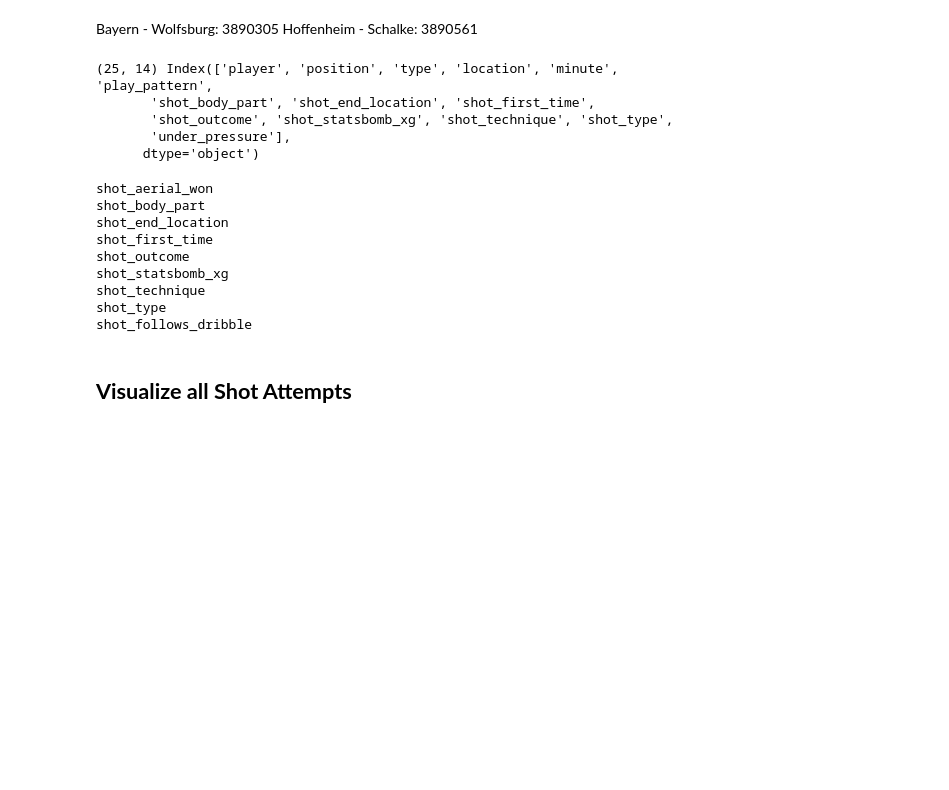
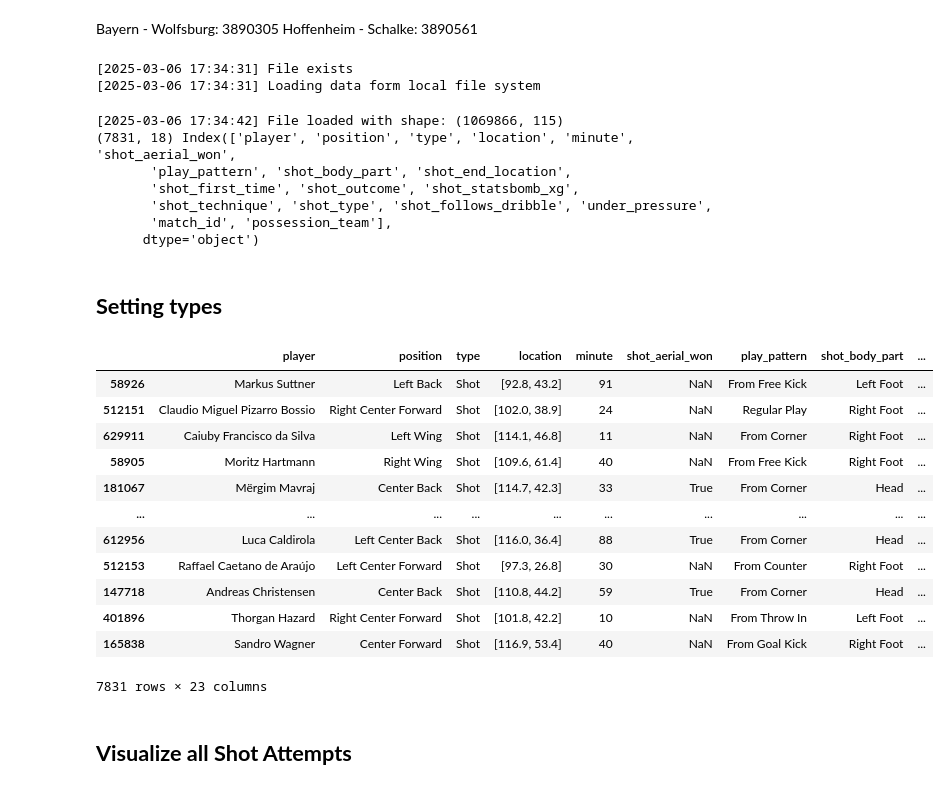
Before and after one commit to allorenz/football-player-similarity, a Jupyter notebook: src/shooting.ipynb, the cells around one changed output. Saved outputs shown, nothing was run; the diff lists cells and outputs as text; code cells hidden in the pictures; blank space fills up the shorter version.

```diff
--- a/src/shooting.ipynb
+++ b/src/shooting.ipynb
@@ -11,12 +41,12 @@ from ast import literal_eval
 from dataloader import load_data
 import matplotlib.pyplot as plt
 from mplsoccer import Pitch, VerticalPitch
-
+from collections import defaultdict
 
 
 all_columns = ["player", "position", "type", "location", "minute", "shot_aerial_won", "play_pattern", "shot_body_part", "shot_end_location" ,
            "shot_first_time","shot_outcome","shot_statsbomb_xg", "shot_technique", "shot_type", "shot_follows_dribble",
-           "under_pressure"]
+           "under_pressure","match_id", "possession_team"]
 some_columns=["player", "position", "type", "location", "minute", "play_pattern", "shot_body_part", "shot_end_location" ,
            "shot_first_time","shot_outcome","shot_statsbomb_xg", "shot_technique", "shot_type",
            "under_pressure"] # "shot_aerial_won"
@@ -31,32 +61,56 @@ def load_event_data(match=False):
         print(df.shape, df.columns)
         return df
     else:
-        df = load_data(frac=0.1)
+        df = load_data(frac=1)
         df = df.loc[df["type"] == "Shot", all_columns]
         print(df.shape, df.columns)
         return df
 
-df = load_event_data(match=True)
+df = load_event_data(match=False)
 # %% [output]
-(25, 14) Index(['player', 'position', 'type', 'location', 'minute', 'play_pattern',
-       'shot_body_part', 'shot_end_location', 'shot_first_time',
-       'shot_outcome', 'shot_statsbomb_xg', 'shot_technique', 'shot_type',
-       'under_pressure'],
-      dtype='object')
+[2025-03-06 17:34:31] File exists
+[2025-03-06 17:34:31] Loading data form local file system
+[2025-03-06 17:34:42] File loaded with shape: (1069866, 115)
+(7831, 18) Index(['player', 'position', 'type', 'location', 'minute', 'shot_aerial_won',
+       'play_pattern', 'shot_body_part', 'shot_end_location',
+       'shot_first_time', 'shot_outcome', 'shot_statsbomb_xg',
+       'shot_technique', 'shot_type', 'shot_follows_dribble', 'under_pressure',
+       'match_id', 'possession_team'],
+      dtype='object')
-# %%
-for col in df.columns:
-    if "shot" in col:
-        print(col)
-# %% [output]
-shot_aerial_won
-shot_body_part
-shot_end_location
-shot_first_time
-shot_outcome
-shot_statsbomb_xg
-shot_technique
-shot_type
-shot_follows_dribble
+# %% [markdown]
+## __Setting types__
+# %%
+def convert_to_list(input_data):
+    if(isinstance(input_data, str)):
+        try:
+            return literal_eval(input_data)
+        except (ValueError, SyntaxError):
+            print(f"Error: The string {input_data} could not be converted to a list.")
+            return None
+
+    return input_data
+
+df["location"] = df["location"].apply(convert_to_list) #shot_end_location
+df["shot_end_location"] = df["shot_end_location"].apply(convert_to_list) #shot_end_location
+df[["x", "y"]] = df["location"].apply(pd.Series)
+df[["x_end_shot", "y_end_shot","z_end_shot"]] = df["shot_end_location"].apply(pd.Series)
+
+df["under_pressure"] = df["under_pressure"] == True
+df
+# %% [output]
+|  | player | position | type | location | minute | shot_aerial_won | play_pattern | shot_body_part | ... |
+| 58926 | Markus Suttner | Left Back | Shot | [92.8, 43.2] | 91 | NaN | From Free Kick | Left Foot | ... |
+| 512151 | Claudio Miguel Pizarro Bossio | Right Center Forward | Shot | [102.0, 38.9] | 24 | NaN | Regular Play | Right Foot | ... |
+| 629911 | Caiuby Francisco da Silva | Left Wing | Shot | [114.1, 46.8] | 11 | NaN | From Corner | Right Foot | ... |
+| 58905 | Moritz Hartmann | Right Wing | Shot | [109.6, 61.4] | 40 | NaN | From Free Kick | Right Foot | ... |
+| 181067 | Mërgim Mavraj | Center Back | Shot | [114.7, 42.3] | 33 | True | From Corner | Head | ... |
+| ... | ... | ... | ... | ... | ... | ... | ... | ... | ... |
+| 612956 | Luca Caldirola | Left Center Back | Shot | [116.0, 36.4] | 88 | True | From Corner | Head | ... |
+| 512153 | Raffael Caetano de Araújo | Left Center Forward | Shot | [97.3, 26.8] | 30 | NaN | From Counter | Right Foot | ... |
+| 147718 | Andreas Christensen | Center Back | Shot | [110.8, 44.2] | 59 | True | From Corner | Head | ... |
+| 401896 | Thorgan Hazard | Right Center Forward | Shot | [101.8, 42.2] | 10 | NaN | From Throw In | Left Foot | ... |
+| 165838 | Sandro Wagner | Center Forward | Shot | [116.9, 53.4] | 40 | NaN | From Goal Kick | Right Foot | ... |
+7831 rows × 23 columns
 # %% [markdown]
 ## __Visualize all Shot Attempts__
 # %%
```
Also changed, not shown: parts of 32 cells of this notebook, 7 other files.
